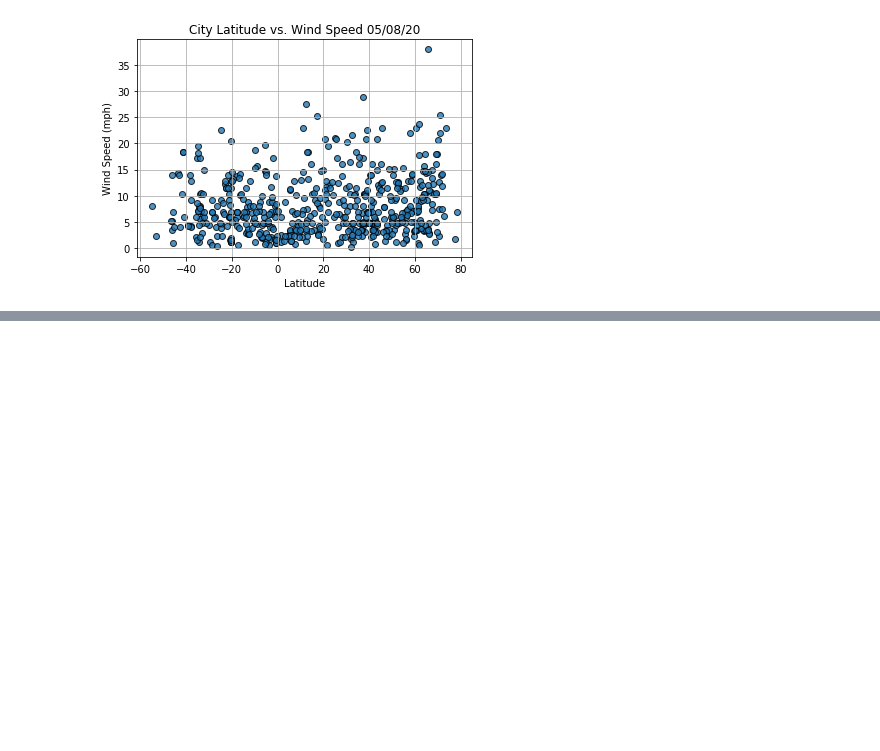
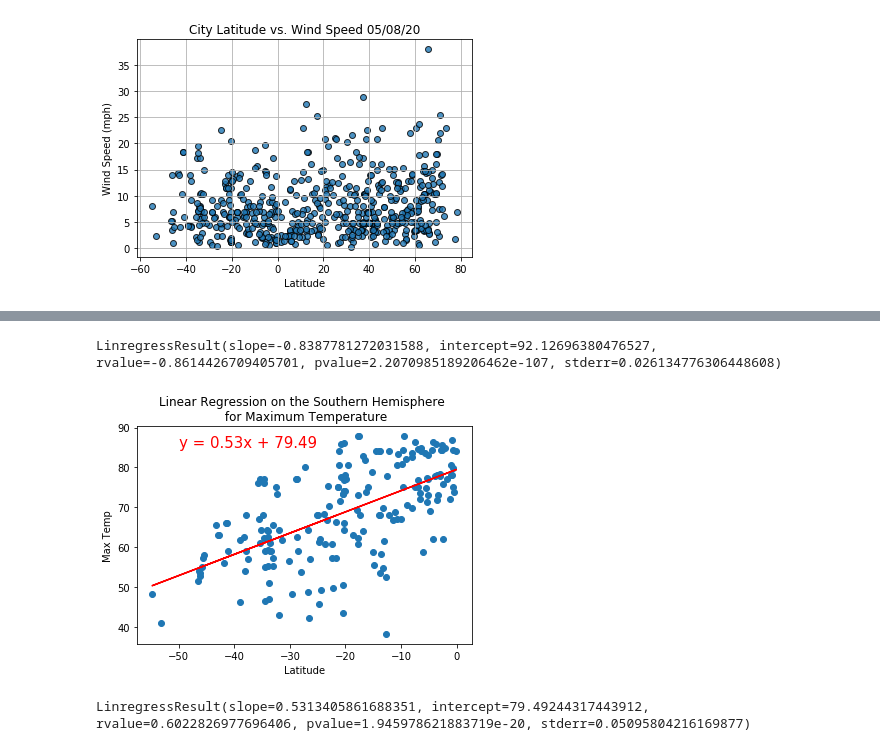
Before and after one commit to keyoumao/World_Weather_Analysis, a Jupyter notebook: WeatherPy.ipynb, the cells around one changed output, grey strips where cells are left out. Drawn from its saved outputs; the diff is of its cells as text; code cells hidden in the pictures; blank space fills up the shorter version.

```diff
--- a/WeatherPy.ipynb
+++ b/WeatherPy.ipynb
@@ -260,0 +335,16 @@ plt.show()
+# %%
+linregress(x_values, y_values)
+# %% [output]
+LinregressResult(slope=-0.8387781272031588, intercept=92.12696380476527, rvalue=-0.8614426709405701, pvalue=2.2070985189206462e-107, stderr=0.026134776306448608)
+# %%
+# Linear regression on the Southern Hemisphere
+x_values = southern_hemi_df["Lat"]
+y_values = southern_hemi_df["Max Temp"]
+# Call the function.
+plot_linear_regression(x_values, y_values, 'Linear Regression on the Southern Hemisphere \n for Maximum Temperature', 'Max Temp',(-50,85))
+# %% [output]
+[figure, added]
+# %%
+linregress(x_values, y_values)
+# %% [output]
+LinregressResult(slope=0.5313405861688351, intercept=79.49244317443912, rvalue=0.6022826977696406, pvalue=1.945978621883719e-20, stderr=0.05095804216169877)
```
Also changed, not shown: parts of 19 cells of this notebook, 1 other file.
